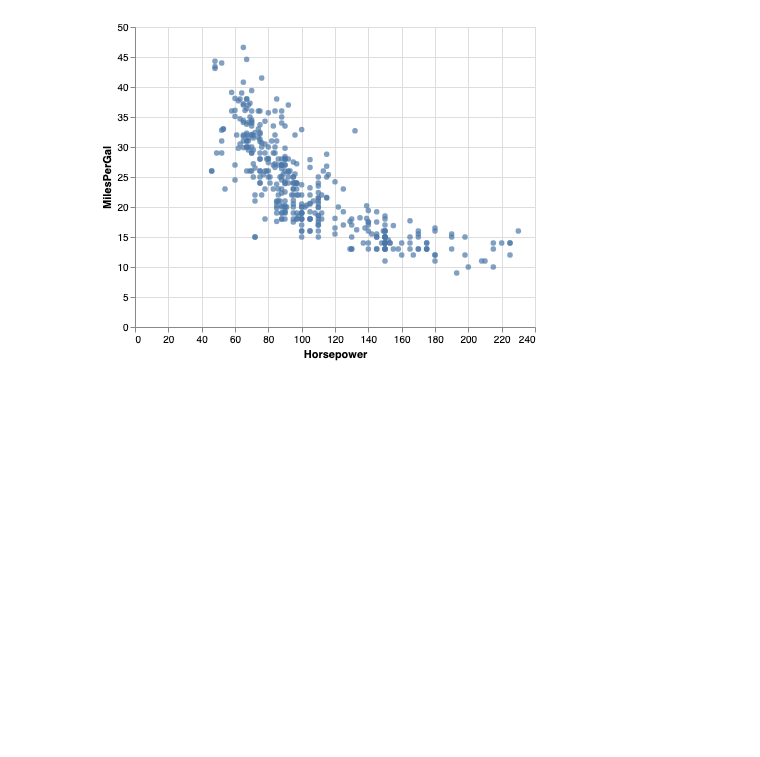
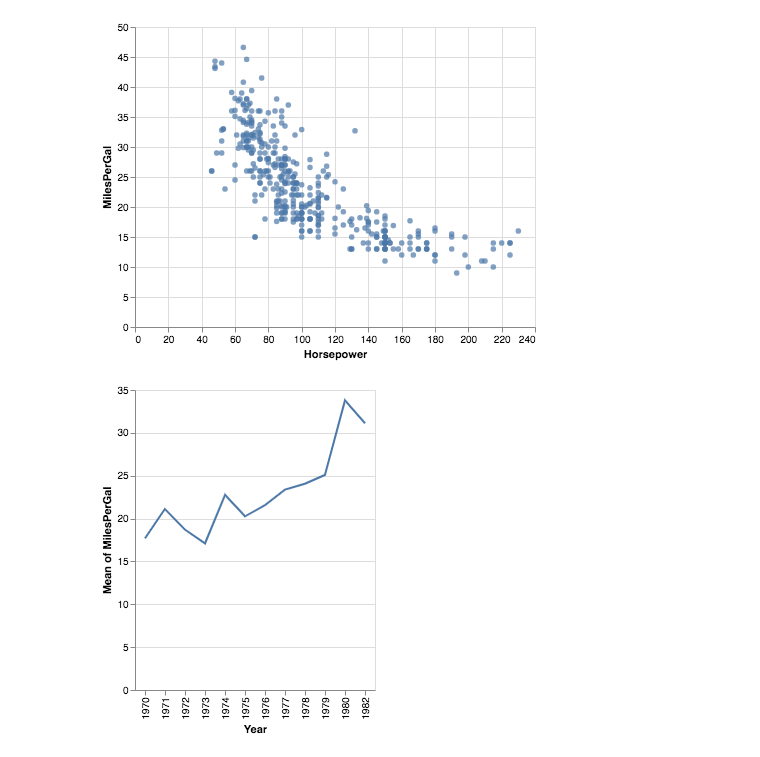
Before and after one commit to dorisjlee/datasci-api, a Jupyter notebook: ipynb/Enumeration.ipynb, the cells around one changed output. Cells and saved outputs as stored; diff of their text form; code cells hidden in the pictures; blank space fills up the shorter version.

```diff
--- a/ipynb/Enumeration.ipynb
+++ b/ipynb/Enumeration.ipynb
@@ -38,3 +37,14 @@ displays[0]
 displays[1]
 # %% [output]
 [figure]
+# %%
+dataset = Dataset("data/cars.csv",schema=[{'Year': {'dataModel': 'dimension', 'dataType': 'date'}}])
+
+enumeration = Enumeration(xAttributes=["Year"],yAttributes=["MilesPerGal","Acceleration","Horsepower"])
+enumeration.GenerateDataObjCollection(dataset)
+collection = enumeration.getDataObjCollection()
+displays = collection.display()
+# %%
+displays[0]
+# %% [output]
+[figure, added]
```
Also changed, not shown: parts of 8 cells of this notebook, 1 other file.
